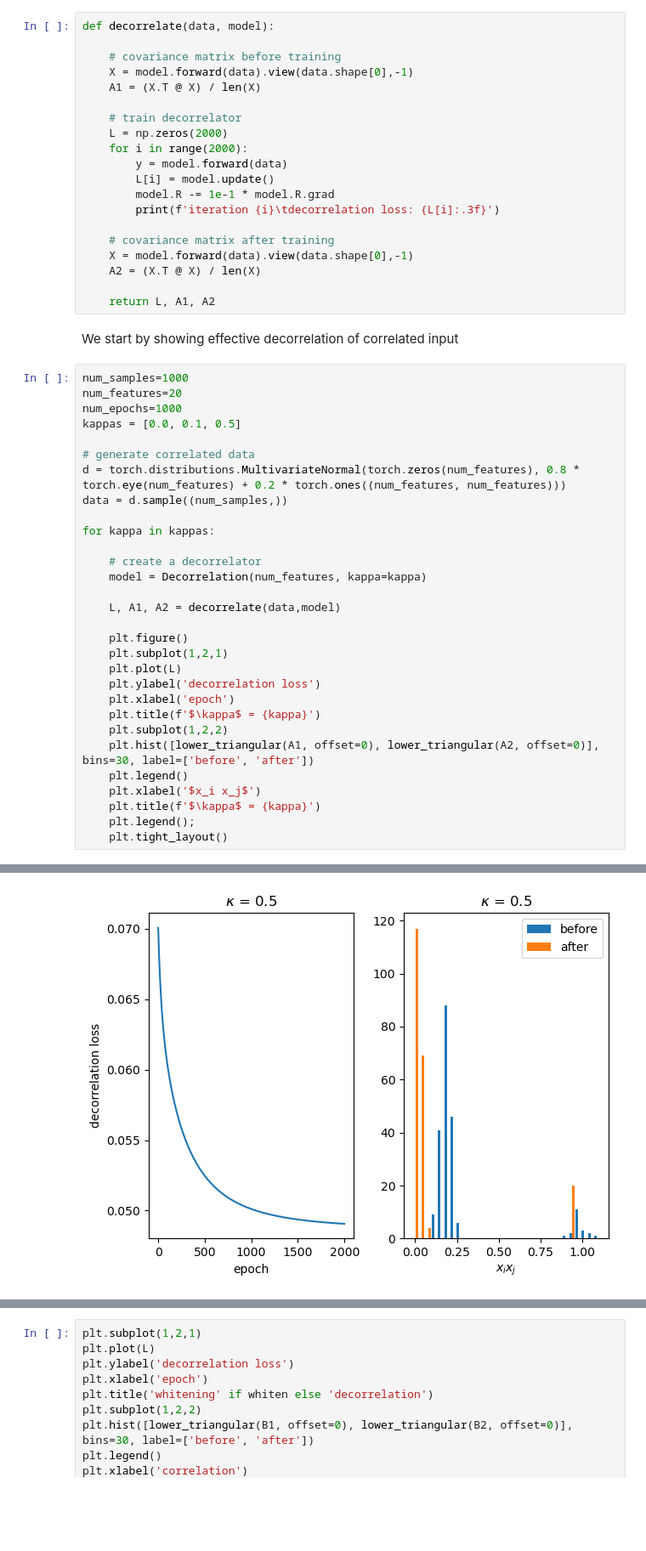
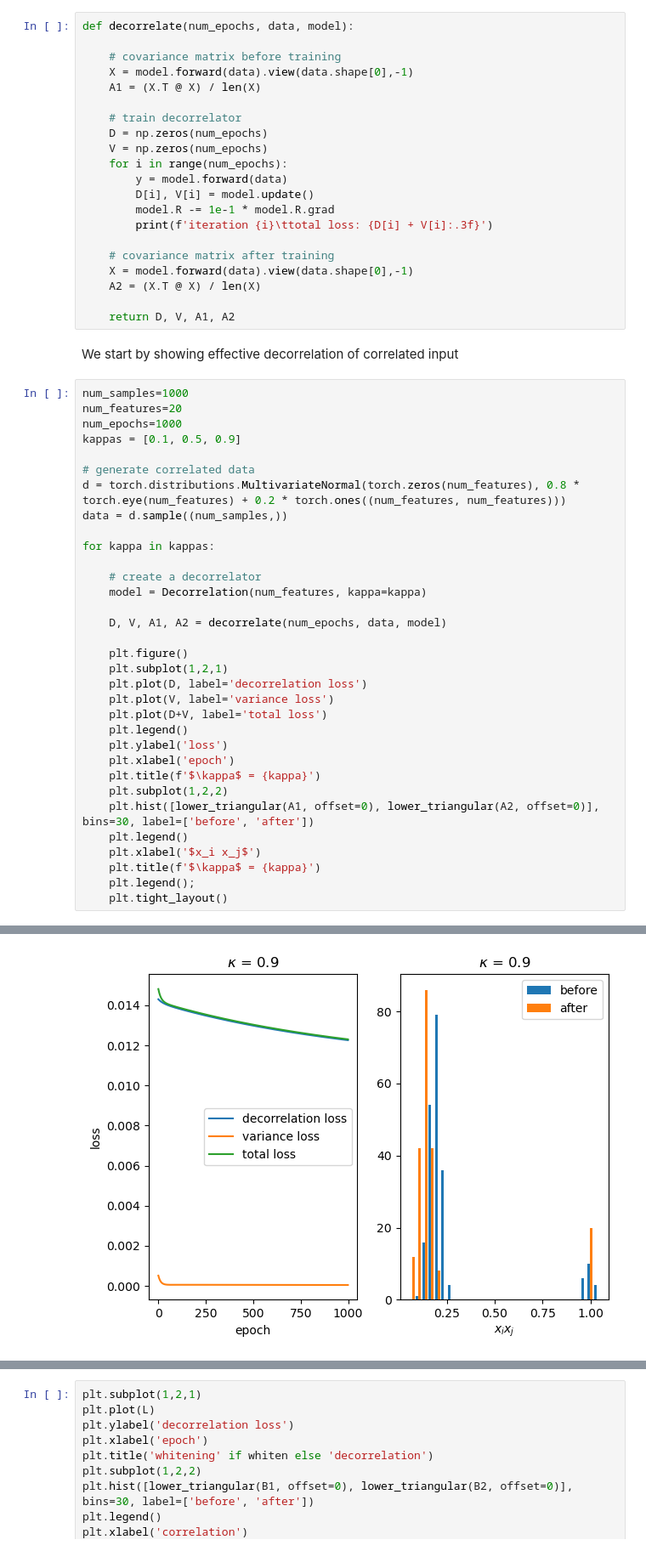
Before and after one commit to artcogsys/decorbp, a Jupyter notebook: examples/decorrelation_analysis.ipynb, the cells around one changed output, grey strips where cells are left out. Shown at 85% size. Saved outputs shown, nothing was run; the diff lists cells and outputs as text; blank space fills up the shorter version.

```diff
--- a/examples/decorrelation_analysis.ipynb
+++ b/examples/decorrelation_analysis.ipynb
@@ -10,32 +10,33 @@ import matplotlib.pyplot as plt
 %load_ext autoreload
 %autoreload 2
 # %%
-def decorrelate(data, model):
+def decorrelate(num_epochs, data, model):
 
     # covariance matrix before training
     X = model.forward(data).view(data.shape[0],-1)
     A1 = (X.T @ X) / len(X)
 
     # train decorrelator
-    L = np.zeros(2000)
-    for i in range(2000):
+    D = np.zeros(num_epochs)
+    V = np.zeros(num_epochs)
+    for i in range(num_epochs):
         y = model.forward(data)
-        L[i] = model.update()
+        D[i], V[i] = model.update()
         model.R -= 1e-1 * model.R.grad
-        print(f'iteration {i}\tdecorrelation loss: {L[i]:.3f}')
+        print(f'iteration {i}\ttotal loss: {D[i] + V[i]:.3f}')
 
     # covariance matrix after training
     X = model.forward(data).view(data.shape[0],-1)
     A2 = (X.T @ X) / len(X)
 
-    return L, A1, A2
+    return D, V, A1, A2
 # %% [markdown]
 We start by showing effective decorrelation of correlated input
 # %%
 num_samples=1000
 num_features=20
 num_epochs=1000
-kappas = [0.0, 0.1, 0.5]
+kappas = [0.1, 0.5, 0.9]
 
 # generate correlated data
 d = torch.distributions.MultivariateNormal(torch.zeros(num_features), 0.8 * torch.eye(num_features) + 0.2 * torch.ones((num_features, num_features)))
@@ -46,12 +47,15 @@ for kappa in kappas:
     # create a decorrelator
     model = Decorrelation(num_features, kappa=kappa)
 
-    L, A1, A2 = decorrelate(data,model)
+    D, V, A1, A2 = decorrelate(num_epochs, data, model)
 
     plt.figure()
     plt.subplot(1,2,1)
-    plt.plot(L)
-    plt.ylabel('decorrelation loss')
+    plt.plot(D, label='decorrelation loss')
+    plt.plot(V, label='variance loss')
+    plt.plot(D+V, label='total loss')
+    plt.legend()
+    plt.ylabel('loss')
     plt.xlabel('epoch')
     plt.title(f'$\kappa$ = {kappa}')
     plt.subplot(1,2,2)
@@ -84 +88 @@ iteration 1999  decorrelation loss: 0.049
-[figure, old version]
+[figure, new version]
```
Also changed, not shown: parts of 4 cells of this notebook, 1 other file.
